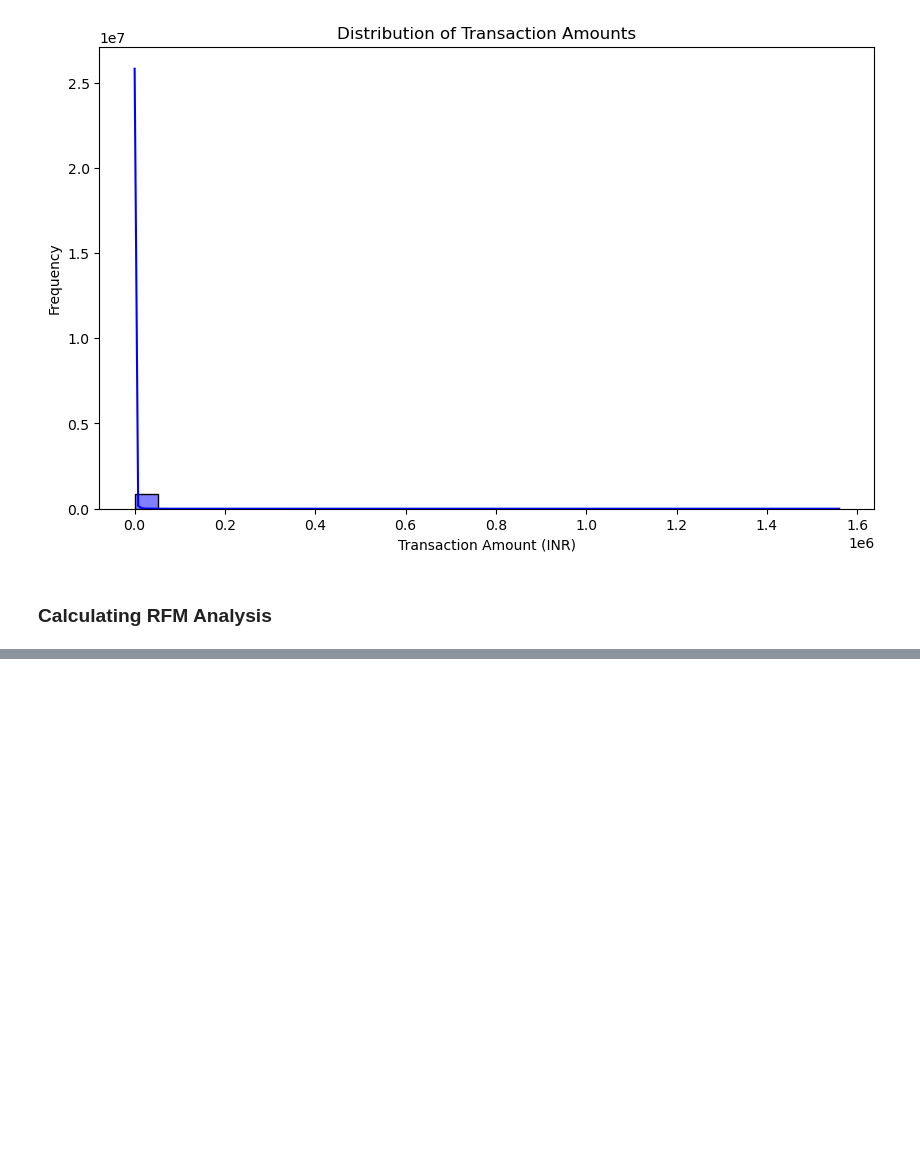
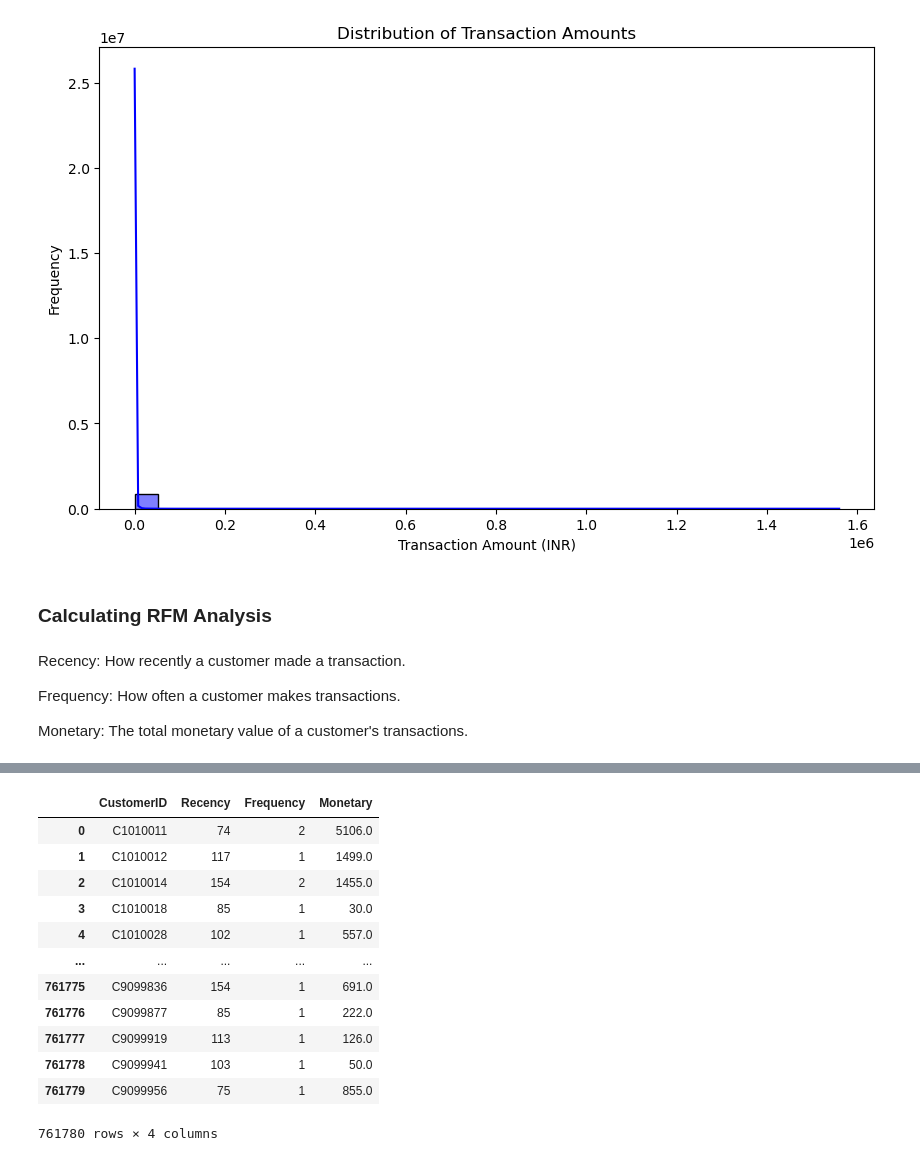
Before and after one commit to usman666/Optimising-Retail-Banking-Strategies, a Jupyter notebook: Analyis.ipynb, the cells around one changed output, grey strips where cells are left out. Cells and saved outputs as stored; diff of their text form; code cells hidden in the pictures; blank space fills up the shorter version.

```diff
--- a/Analyis.ipynb
+++ b/Analyis.ipynb
@@ -364,3 +364,33 @@ plt.show()
 [figure]
 # %% [markdown]
 ### Calculating RFM Analysis
+# %% [markdown]
+Recency: How recently a customer made a transaction.
+
+Frequency: How often a customer makes transactions.
+
+Monetary: The total monetary value of a customer's transactions.
+# %%
+# Step 1: Find most recent transaction date
+reference_date = df_cleaned['TransactionDate'].max()
+print(f"Reference Date: {reference_date}")
+
+# Step 2: Calculate Recency (days since the last transaction)
+df_cleaned['Recency'] = (reference_date - df_cleaned['TransactionDate']).dt.days
+
+# Step 3: Calculate Frequency (number of transactions per customer)
+frequency = df_cleaned.groupby('CustomerID').size()
+
+# Step 4: Calculate Monetary (total transaction amount per customer)
+monetary = df_cleaned.groupby('CustomerID')['TransactionAmount (INR)'].sum()
+
+# Step 5: Combine RFM metrics into a single DataFrame
+rfm = pd.DataFrame({
+    'Recency': df_cleaned.groupby('CustomerID')['Recency'].min(),
+    'Frequency': frequency,
+    'Monetary': monetary
+}).reset_index()
+
+# Display the RFM DataFrame
+rfm
+# %% [output]
@@ -366,0 +398,13 @@ plt.show()
+|  | CustomerID | Recency | Frequency | Monetary |
+| 0 | C1010011 | 74 | 2 | 5106.0 |
+| 1 | C1010012 | 117 | 1 | 1499.0 |
+| 2 | C1010014 | 154 | 2 | 1455.0 |
+| 3 | C1010018 | 85 | 1 | 30.0 |
+| 4 | C1010028 | 102 | 1 | 557.0 |
+| ... | ... | ... | ... | ... |
+| 761775 | C9099836 | 154 | 1 | 691.0 |
+| 761776 | C9099877 | 85 | 1 | 222.0 |
+| 761777 | C9099919 | 113 | 1 | 126.0 |
+| 761778 | C9099941 | 103 | 1 | 50.0 |
+| 761779 | C9099956 | 75 | 1 | 855.0 |
+761780 rows × 4 columns
```
Also changed, not shown: parts of 1 cell of this notebook.
